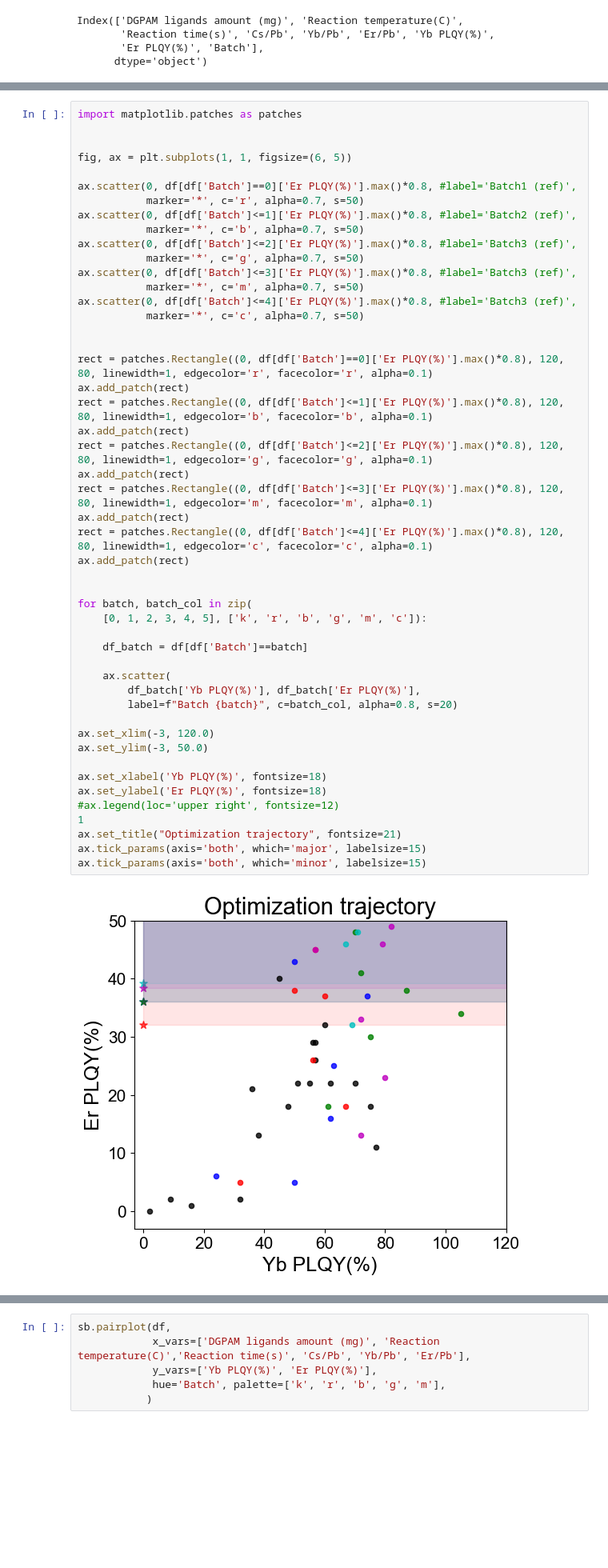
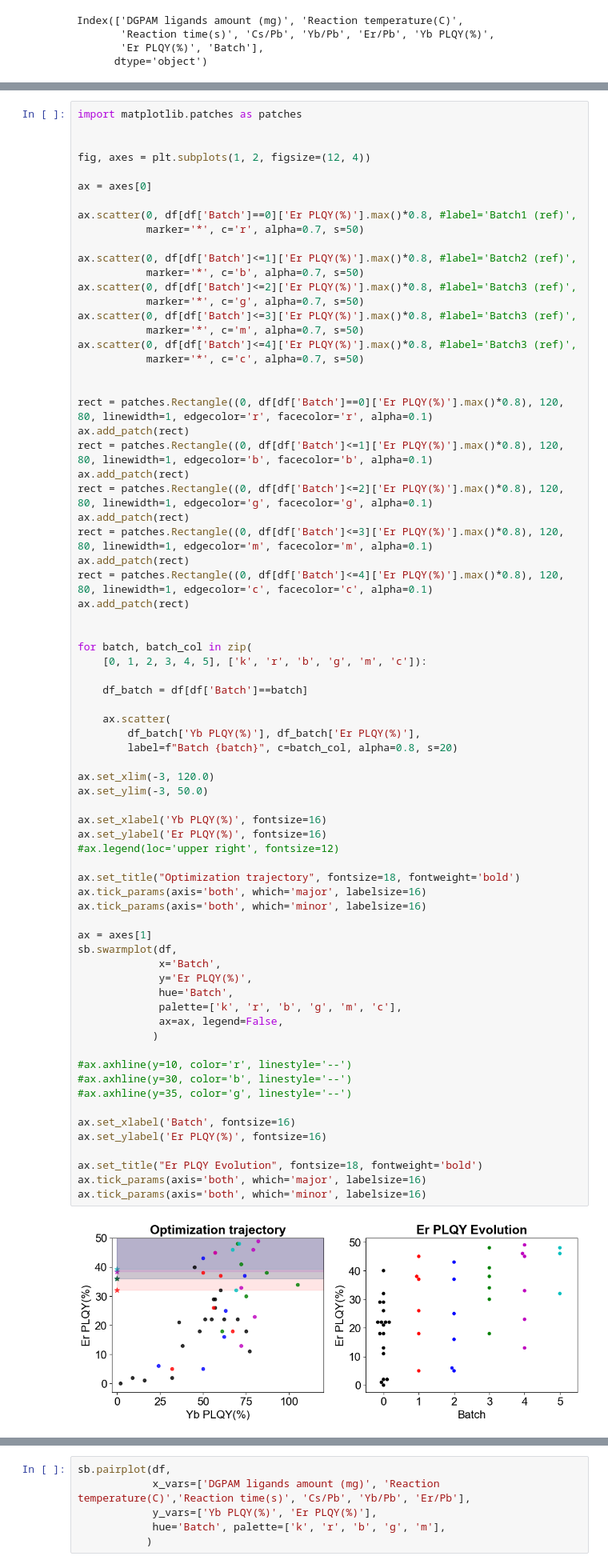
Before and after one commit to andrelowky/Optimization-of-Yb-Er-co-doped-CsPbCl3-NCs-with-DGPAM-ligands, a Jupyter notebook: optimization for NCs - codope data analysis.ipynb, the cells around one changed output, grey strips where cells are left out. Shown at 80% size. Drawn from its saved outputs; the diff is of its cells as text; blank space fills up the shorter version.

```diff
--- a/optimization for NCs - codope data analysis.ipynb
+++ b/optimization for NCs - codope data analysis.ipynb
@@ -177,10 +189,13 @@ for batch, c, number in zip([batch0, batch1, batch2, batch3, batch4, batch5],
 import matplotlib.patches as patches
 
 
-fig, ax = plt.subplots(1, 1, figsize=(6, 5))
+fig, axes = plt.subplots(1, 2, figsize=(12, 4))
+
+ax = axes[0]
 
 ax.scatter(0, df[df['Batch']==0]['Er PLQY(%)'].max()*0.8, #label='Batch1 (ref)',
            marker='*', c='r', alpha=0.7, s=50)
+
 ax.scatter(0, df[df['Batch']<=1]['Er PLQY(%)'].max()*0.8, #label='Batch2 (ref)',
            marker='*', c='b', alpha=0.7, s=50)
 ax.scatter(0, df[df['Batch']<=2]['Er PLQY(%)'].max()*0.8, #label='Batch3 (ref)',
@@ -190,40 +205,60 @@ ax.scatter(0, df[df['Batch']<=3]['Er PLQY(%)'].max()*0.8, #label='Batch3 (ref)',
 ax.scatter(0, df[df['Batch']<=4]['Er PLQY(%)'].max()*0.8, #label='Batch3 (ref)',
            marker='*', c='c', alpha=0.7, s=50)
 
 
 rect = patches.Rectangle((0, df[df['Batch']==0]['Er PLQY(%)'].max()*0.8), 120, 80, linewidth=1, edgecolor='r', facecolor='r', alpha=0.1)
 ax.add_patch(rect)
 rect = patches.Rectangle((0, df[df['Batch']<=1]['Er PLQY(%)'].max()*0.8), 120, 80, linewidth=1, edgecolor='b', facecolor='b', alpha=0.1)
 ax.add_patch(rect)
 rect = patches.Rectangle((0, df[df['Batch']<=2]['Er PLQY(%)'].max()*0.8), 120, 80, linewidth=1, edgecolor='g', facecolor='g', alpha=0.1)
 ax.add_patch(rect)
 rect = patches.Rectangle((0, df[df['Batch']<=3]['Er PLQY(%)'].max()*0.8), 120, 80, linewidth=1, edgecolor='m', facecolor='m', alpha=0.1)
 ax.add_patch(rect)
 rect = patches.Rectangle((0, df[df['Batch']<=4]['Er PLQY(%)'].max()*0.8), 120, 80, linewidth=1, edgecolor='c', facecolor='c', alpha=0.1)
 ax.add_patch(rect)
 
 
 for batch, batch_col in zip(
     [0, 1, 2, 3, 4, 5], ['k', 'r', 'b', 'g', 'm', 'c']):
 
     df_batch = df[df['Batch']==batch]
 
     ax.scatter(
         df_batch['Yb PLQY(%)'], df_batch['Er PLQY(%)'],
         label=f"Batch {batch}", c=batch_col, alpha=0.8, s=20)
 
 ax.set_xlim(-3, 120.0)
 ax.set_ylim(-3, 50.0)
 
-ax.set_xlabel('Yb PLQY(%)', fontsize=18)
-ax.set_ylabel('Er PLQY(%)', fontsize=18)
+ax.set_xlabel('Yb PLQY(%)', fontsize=16)
+ax.set_ylabel('Er PLQY(%)', fontsize=16)
 #ax.legend(loc='upper right', fontsize=12)
-1
-ax.set_title("Optimization trajectory", fontsize=21)
-ax.tick_params(axis='both', which='major', labelsize=15)
-ax.tick_params(axis='both', which='minor', labelsize=15)
+
+ax.set_title("Optimization trajectory", fontsize=18, fontweight='bold')
+ax.tick_params(axis='both', which='major', labelsize=16)
+ax.tick_params(axis='both', which='minor', labelsize=16)
+
+ax = axes[1]
+sb.swarmplot(df,
+             x='Batch',
+             y='Er PLQY(%)',
+             hue='Batch',
+             palette=['k', 'r', 'b', 'g', 'm', 'c'],
+             ax=ax, legend=False,
+            )
+
+#ax.axhline(y=10, color='r', linestyle='--')
+#ax.axhline(y=30, color='b', linestyle='--')
+#ax.axhline(y=35, color='g', linestyle='--')
+
+ax.set_xlabel('Batch', fontsize=16)
+ax.set_ylabel('Er PLQY(%)', fontsize=16)
+
+ax.set_title("Er PLQY Evolution", fontsize=18, fontweight='bold')
+ax.tick_params(axis='both', which='major', labelsize=16)
+ax.tick_params(axis='both', which='minor', labelsize=16)
 # %% [output]
-[figure, old version]
+[figure, new version]
 # %%
 figsize = (2, 2)
 fig_leg = plt.figure(figsize=figsize)
```
Also changed, not shown: parts of 4 cells of this notebook.
